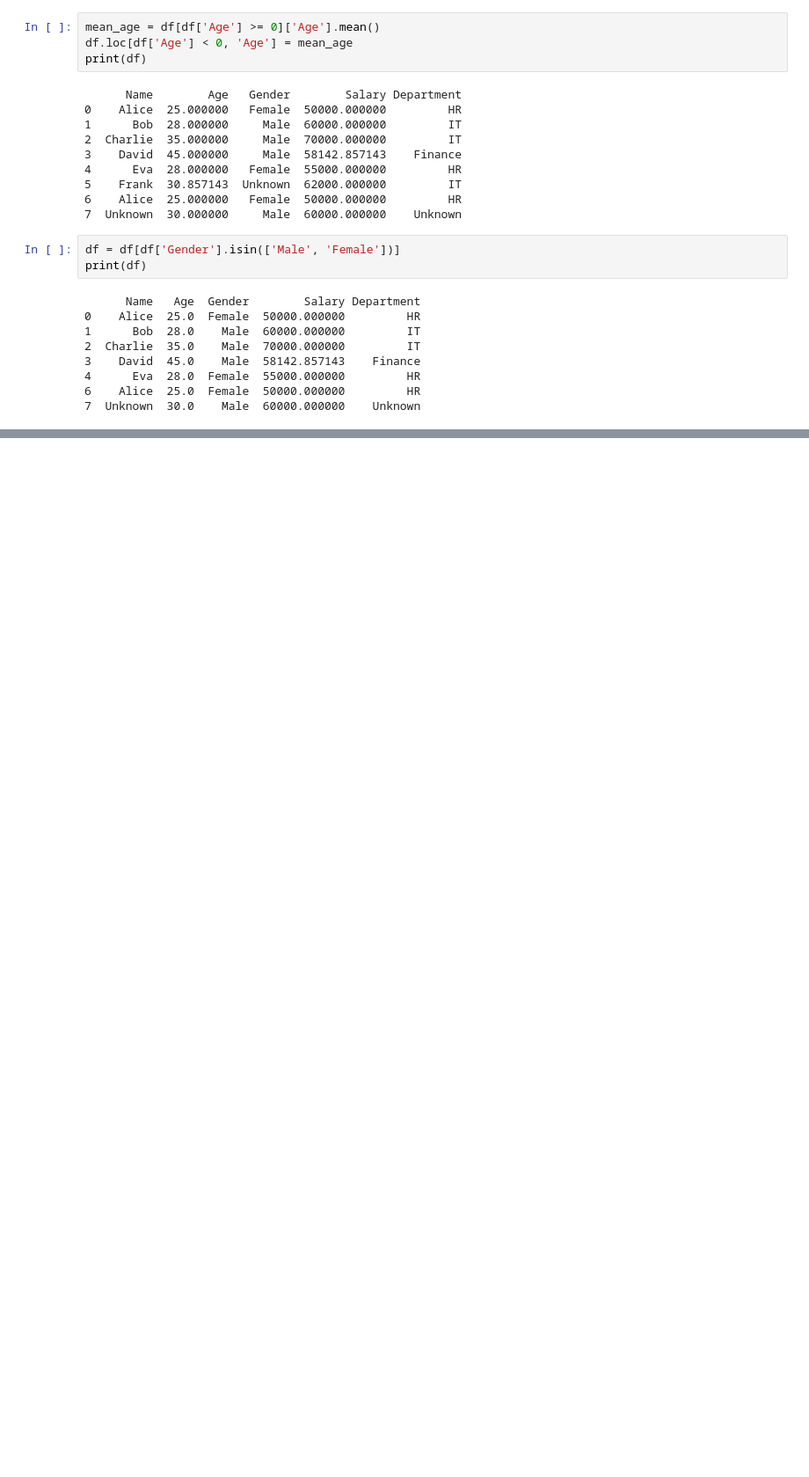
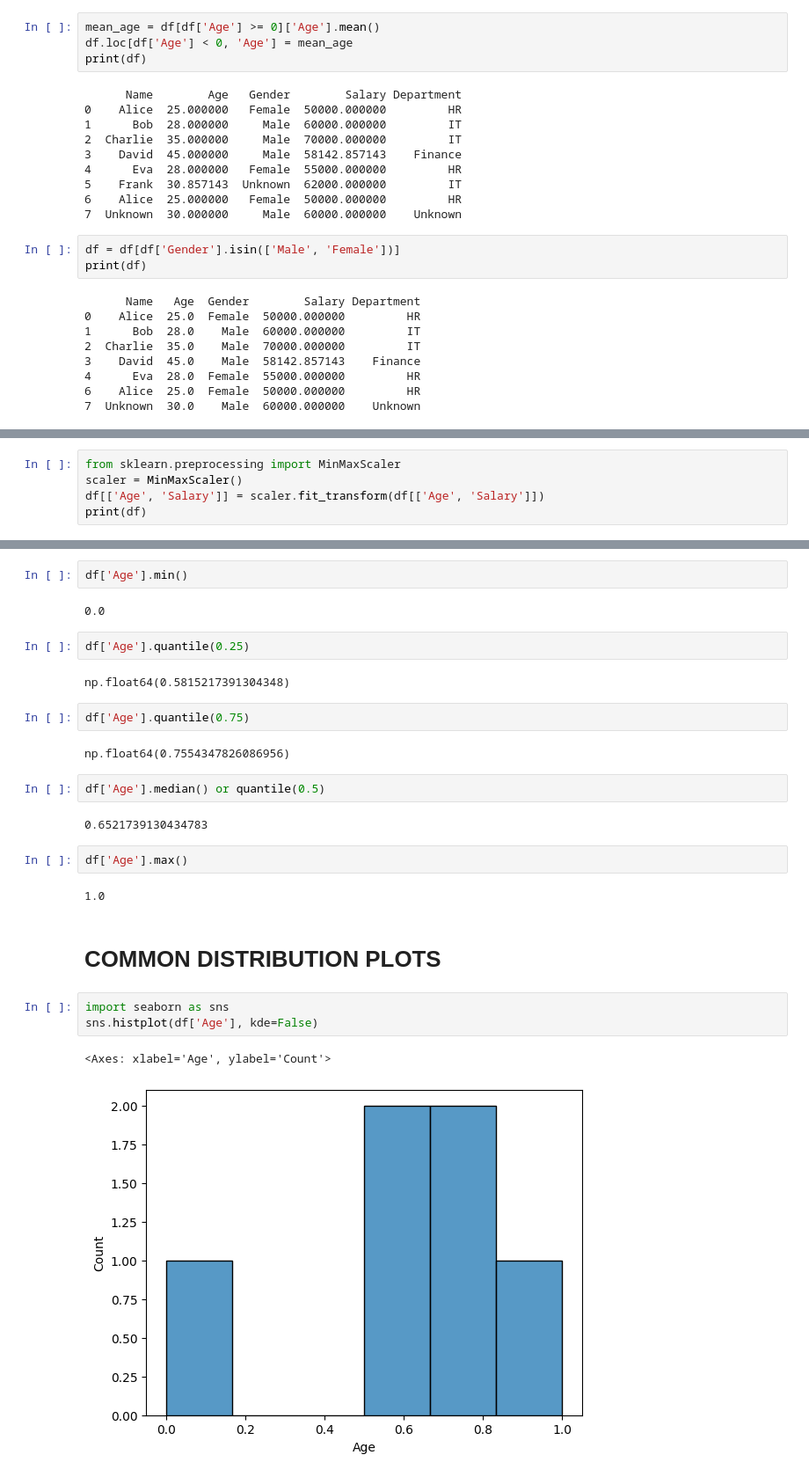
Before and after one commit to sreyas-sunandan/summer-internship-AI-ML, a Jupyter notebook: summerintership_ai_ml.ipynb, the cells around one changed output, grey strips where cells are left out. Shown at 88% size. Saved outputs shown, nothing was run; the diff lists cells and outputs as text; blank space fills up the shorter version.

```diff
--- a/summerintership_ai_ml.ipynb
+++ b/summerintership_ai_ml.ipynb
@@ -209,0 +215,5 @@ print(df)
+# %%
+from sklearn.preprocessing import MinMaxScaler
+scaler = MinMaxScaler()
+df[['Age', 'Salary']] = scaler.fit_transform(df[['Age', 'Salary']])
+print(df)
@@ -209,0 +271,28 @@ print(df)
+# %%
+df['Age'].min()
+# %% [output]
+0.0
+# %%
+df['Age'].quantile(0.25)
+# %% [output]
+np.float64(0.5815217391304348)
+# %%
+df['Age'].quantile(0.75)
+# %% [output]
+np.float64(0.7554347826086956)
+# %%
+df['Age'].median() or quantile(0.5)
+# %% [output]
+0.6521739130434783
+# %%
+df['Age'].max()
+# %% [output]
+1.0
+# %% [markdown]
+# **COMMON DISTRIBUTION PLOTS**
+# %%
+import seaborn as sns
+sns.histplot(df['Age'], kde=False)
+# %% [output]
+<Axes: xlabel='Age', ylabel='Count'>
+[figure, added]
```
Also changed, not shown: parts of 16 cells of this notebook.
